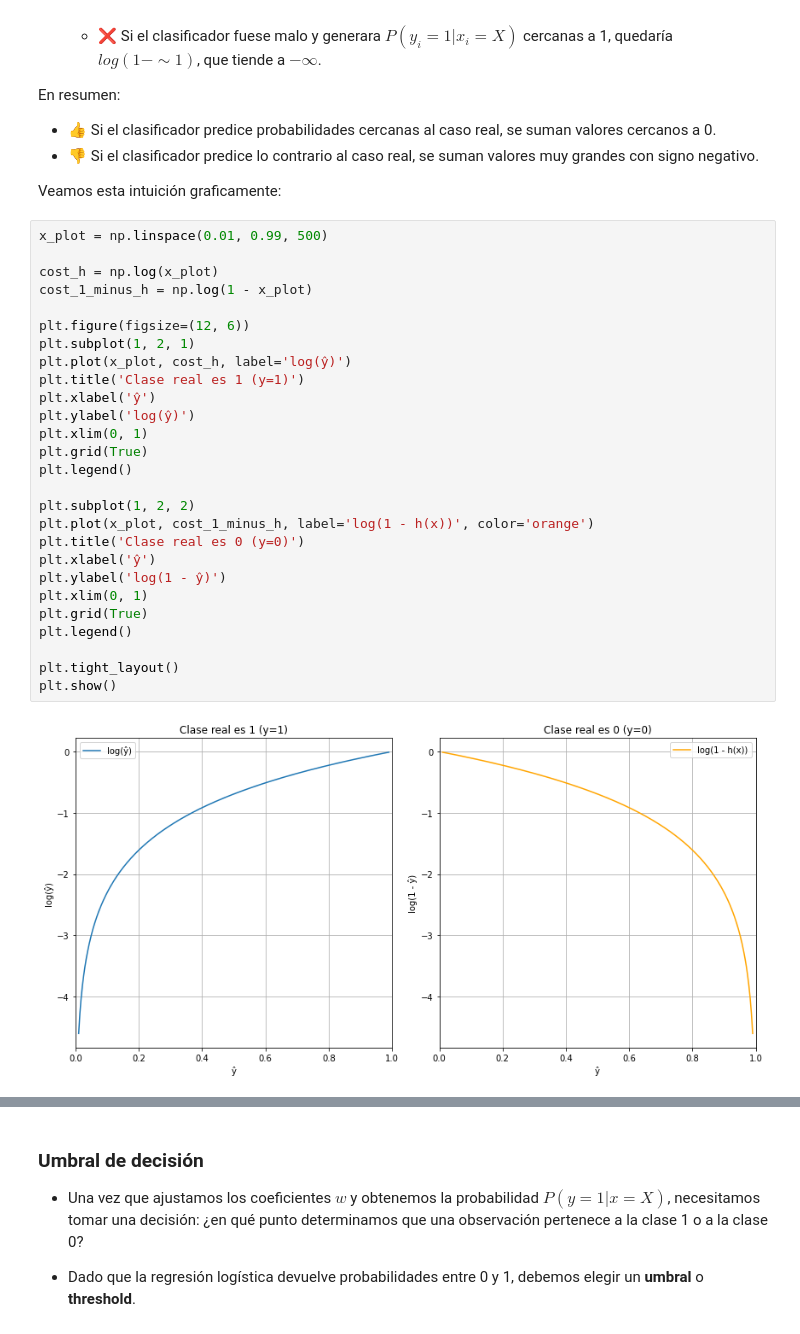
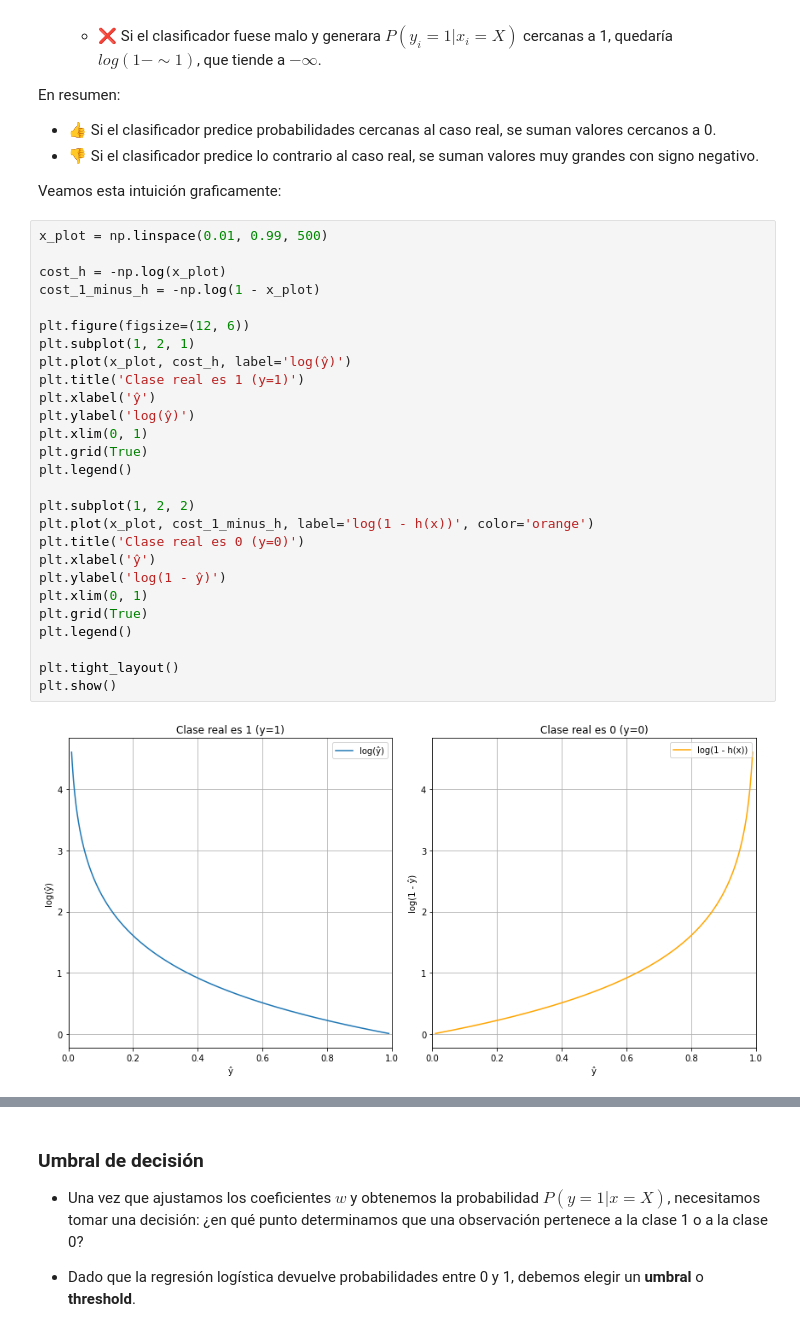
Before and after one commit to tmonreal/i302-Machine-Learning, a Jupyter notebook: Clases/05_Clase 5: Regresión Logística /Clase5.ipynb, the cells around one changed output, grey strips where cells are left out. Saved outputs shown, nothing was run; the diff lists cells and outputs as text.

```diff
--- a/Clases/05_Clase 5: Regresión Logística /Clase5.ipynb
+++ b/Clases/05_Clase 5: Regresión Logística /Clase5.ipynb
@@ -255,32 +255,32 @@ Veamos esta intuición graficamente:
 # %%
 x_plot = np.linspace(0.01, 0.99, 500)
 
-cost_h = np.log(x_plot)
-cost_1_minus_h = np.log(1 - x_plot)
+cost_h = -np.log(x_plot)
+cost_1_minus_h = -np.log(1 - x_plot)
 
 plt.figure(figsize=(12, 6))
 plt.subplot(1, 2, 1)
 plt.plot(x_plot, cost_h, label='log(ŷ)')
 plt.title('Clase real es 1 (y=1)')
 plt.xlabel('ŷ')
 plt.ylabel('log(ŷ)')
 plt.xlim(0, 1)
 plt.grid(True)
 plt.legend()
 
 plt.subplot(1, 2, 2)
 plt.plot(x_plot, cost_1_minus_h, label='log(1 - h(x))', color='orange')
 plt.title('Clase real es 0 (y=0)')
 plt.xlabel('ŷ')
 plt.ylabel('log(1 - ŷ)')
 plt.xlim(0, 1)
 plt.grid(True)
 plt.legend()
 
 plt.tight_layout()
 plt.show()
 # %% [output]
-[figure, old version]
+[figure, new version]
 # %% [markdown]
 ### Estimación de los coeficientes
 - Recordemos que el objetivo de la regresión logística es poder estimar
```
Also changed, not shown: parts of 7 cells of this notebook, 2 other files.
